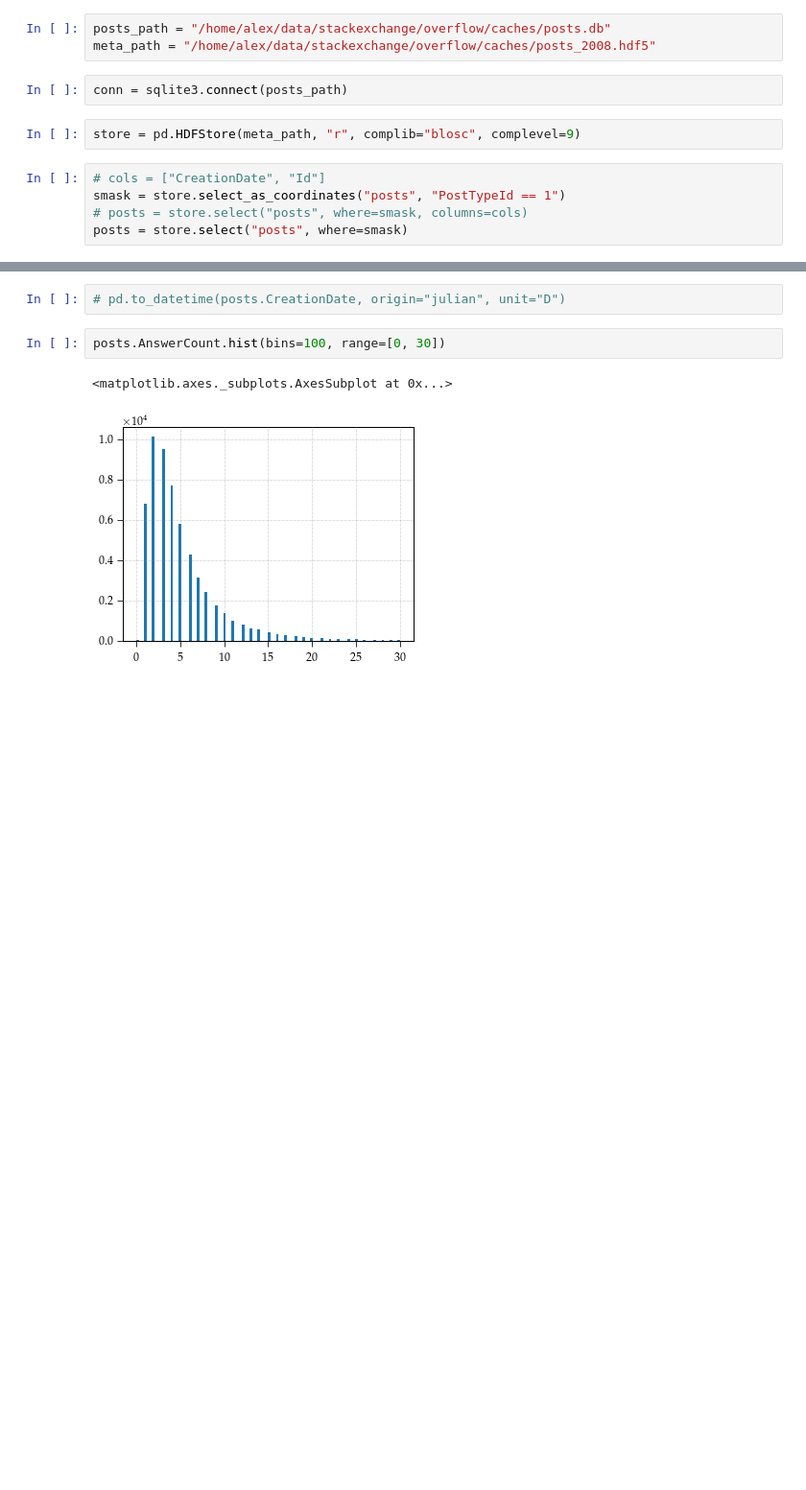
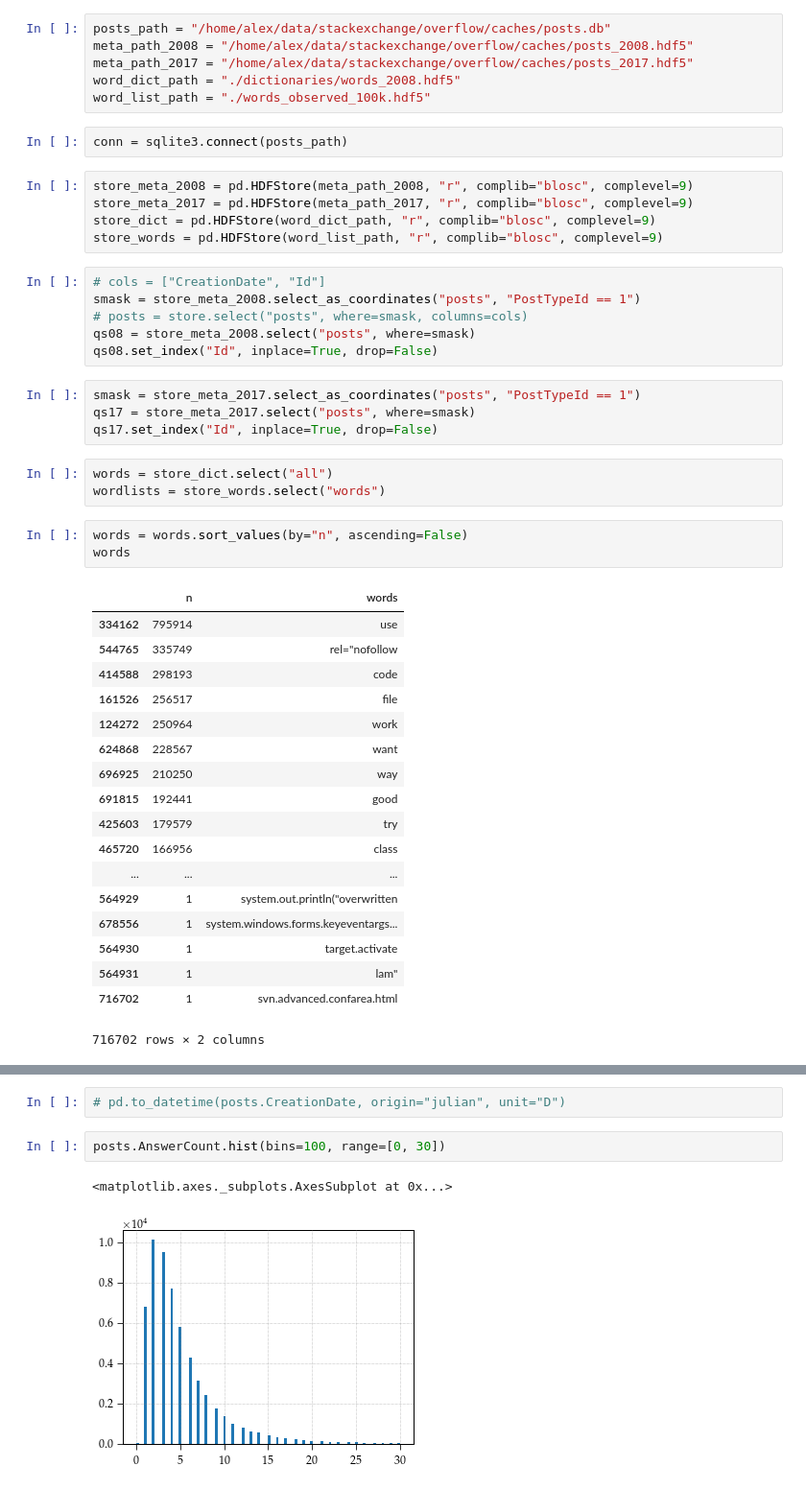
Before and after one commit to AkagiShigeru/incubator-overflow, a Jupyter notebook: stackoverflow-nlp.ipynb, the cells around one changed output, grey strips where cells are left out. Shown at 96% size. Saved outputs shown, nothing was run; the diff lists cells and outputs as text; blank space fills up the shorter version.

```diff
--- a/stackoverflow-nlp.ipynb
+++ b/stackoverflow-nlp.ipynb
@@ -11,12 +10,48 @@ import sqlite3
 # %%
 posts_path = "/home/alex/data/stackexchange/overflow/caches/posts.db"
-meta_path = "/home/alex/data/stackexchange/overflow/caches/posts_2008.hdf5"
+meta_path_2008 = "/home/alex/data/stackexchange/overflow/caches/posts_2008.hdf5"
+meta_path_2017 = "/home/alex/data/stackexchange/overflow/caches/posts_2017.hdf5"
+word_dict_path = "./dictionaries/words_2008.hdf5"
+word_list_path = "./words_observed_100k.hdf5"
 # %%
 conn = sqlite3.connect(posts_path)
-# %%
-store = pd.HDFStore(meta_path, "r", complib="blosc", complevel=9)
+# %%
+store_meta_2008 = pd.HDFStore(meta_path_2008, "r", complib="blosc", complevel=9)
+store_meta_2017 = pd.HDFStore(meta_path_2017, "r", complib="blosc", complevel=9)
+store_dict = pd.HDFStore(word_dict_path, "r", complib="blosc", complevel=9)
+store_words = pd.HDFStore(word_list_path, "r", complib="blosc", complevel=9)
 # %%
 # cols = ["CreationDate", "Id"]
-smask = store.select_as_coordinates("posts", "PostTypeId == 1")
+smask = store_meta_2008.select_as_coordinates("posts", "PostTypeId == 1")
 # posts = store.select("posts", where=smask, columns=cols)
-posts = store.select("posts", where=smask)
+qs08 = store_meta_2008.select("posts", where=smask)
+qs08.set_index("Id", inplace=True, drop=False)
+# %%
+smask = store_meta_2017.select_as_coordinates("posts", "PostTypeId == 1")
+qs17 = store_meta_2017.select("posts", where=smask)
+qs17.set_index("Id", inplace=True, drop=False)
+# %%
+words = store_dict.select("all")
+wordlists = store_words.select("words")
+# %%
+words = words.sort_values(by="n", ascending=False)
+words
+# %% [output]
+|  | n | words |
+| 334162 | 795914 | use |
+| 544765 | 335749 | rel="nofollow |
+| 414588 | 298193 | code |
+| 161526 | 256517 | file |
+| 124272 | 250964 | work |
+| 624868 | 228567 | want |
+| 696925 | 210250 | way |
+| 691815 | 192441 | good |
+| 425603 | 179579 | try |
+| 465720 | 166956 | class |
+| ... | ... | ... |
+| 564929 | 1 | system.out.println("overwritten |
+| 678556 | 1 | system.windows.forms.keyeventargs... |
+| 564930 | 1 | target.activate |
+| 564931 | 1 | lam" |
+| 716702 | 1 | svn.advanced.confarea.html |
+716702 rows × 2 columns
```
Also changed, not shown: parts of 4 cells of this notebook, 2 other files.
